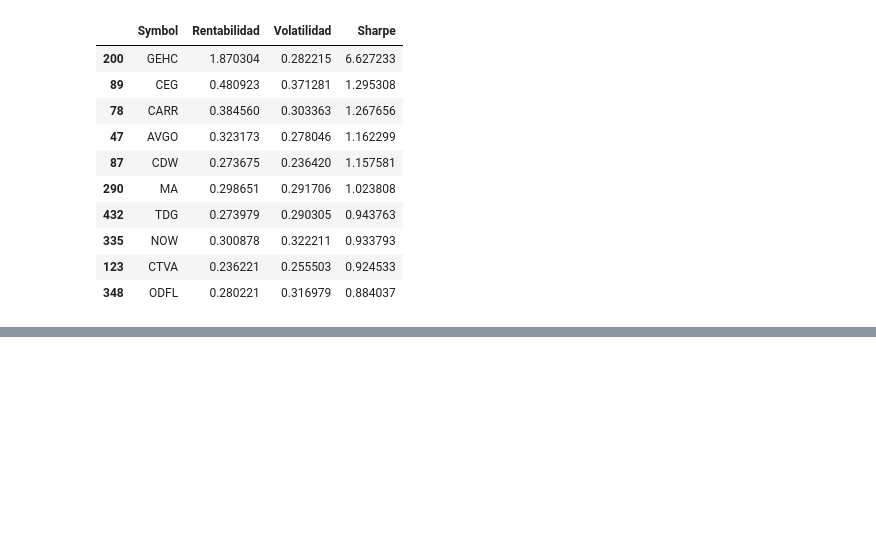
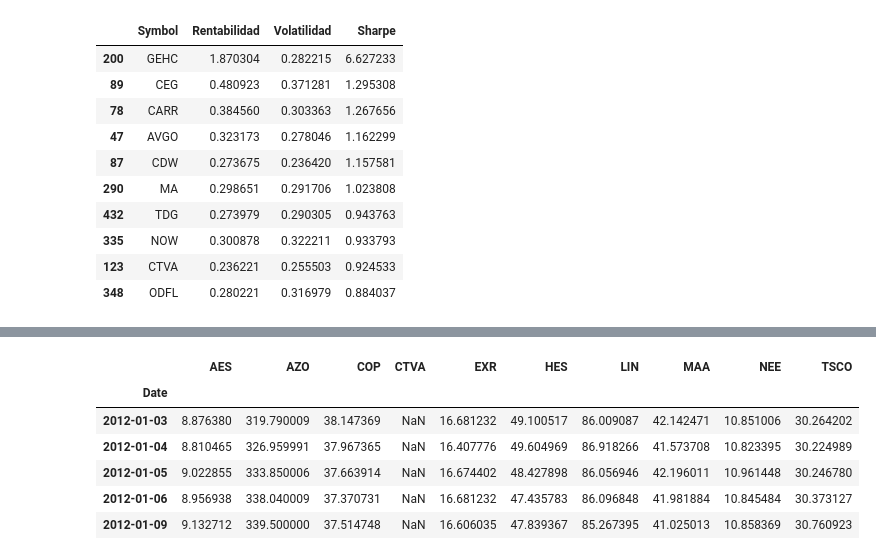
Before and after one commit to Renzo96/PI2, a Jupyter notebook: EDA.ipynb, the cells around one changed output, grey strips where cells are left out. Cells and saved outputs as stored; diff of their text form; code cells hidden in the pictures; blank space fills up the shorter version.

```diff
--- a/EDA.ipynb
+++ b/EDA.ipynb
@@ -194,0 +225,10 @@ portfolio = ['GEHC', 'CEG','CARR','AVGO','CDW','MA','TDG','NOW','CTVA', 'ODFL']
+# %%
+prices.head()
+# %% [output]
+|  | AES | AZO | COP | CTVA | EXR | HES | LIN | MAA | NEE | TSCO |
+| Date |  |  |  |  |  |  |  |  |  |  |
+| 2012-01-03 | 8.876380 | 319.790009 | 38.147369 | NaN | 16.681232 | 49.100517 | 86.009087 | 42.142471 | 10.851006 | 30.264202 |
+| 2012-01-04 | 8.810465 | 326.959991 | 37.967365 | NaN | 16.407776 | 49.604969 | 86.918266 | 41.573708 | 10.823395 | 30.224989 |
+| 2012-01-05 | 9.022855 | 333.850006 | 37.663914 | NaN | 16.674402 | 48.427898 | 86.056946 | 42.196011 | 10.961448 | 30.246780 |
+| 2012-01-06 | 8.956938 | 338.040009 | 37.370731 | NaN | 16.681232 | 47.435783 | 86.096848 | 41.981884 | 10.845484 | 30.373127 |
+| 2012-01-09 | 9.132712 | 339.500000 | 37.514748 | NaN | 16.606035 | 47.839367 | 85.267395 | 41.025013 | 10.858369 | 30.760923 |
```
Also changed, not shown: parts of 10 cells of this notebook.
